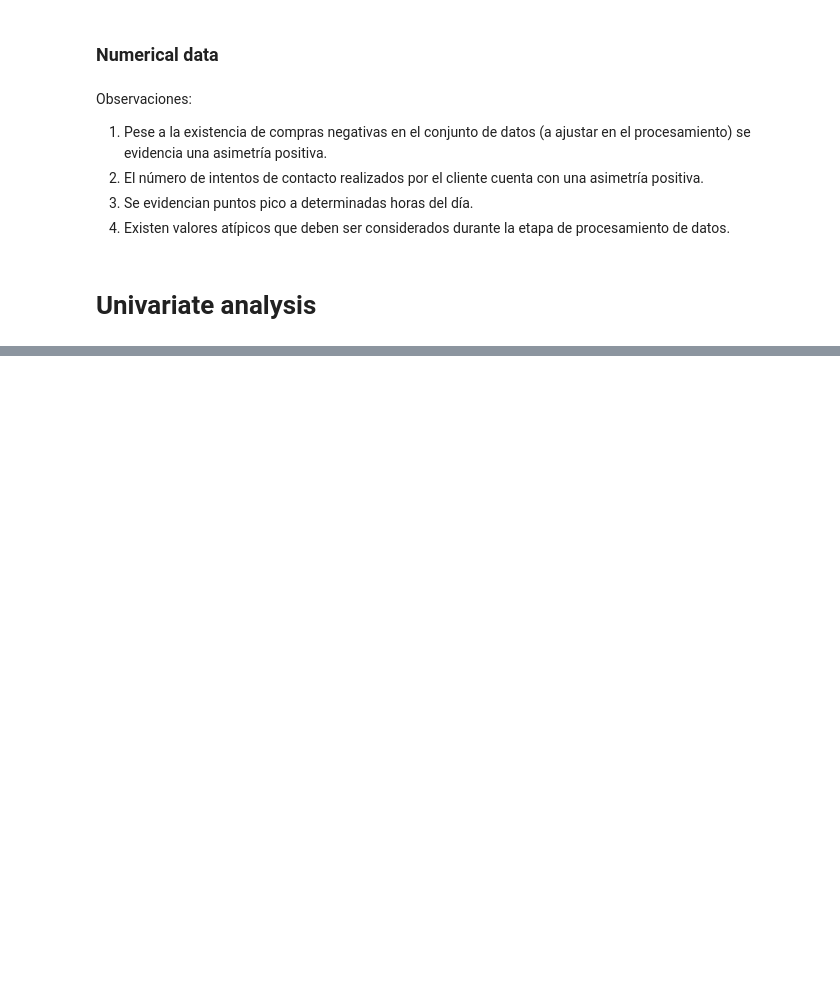
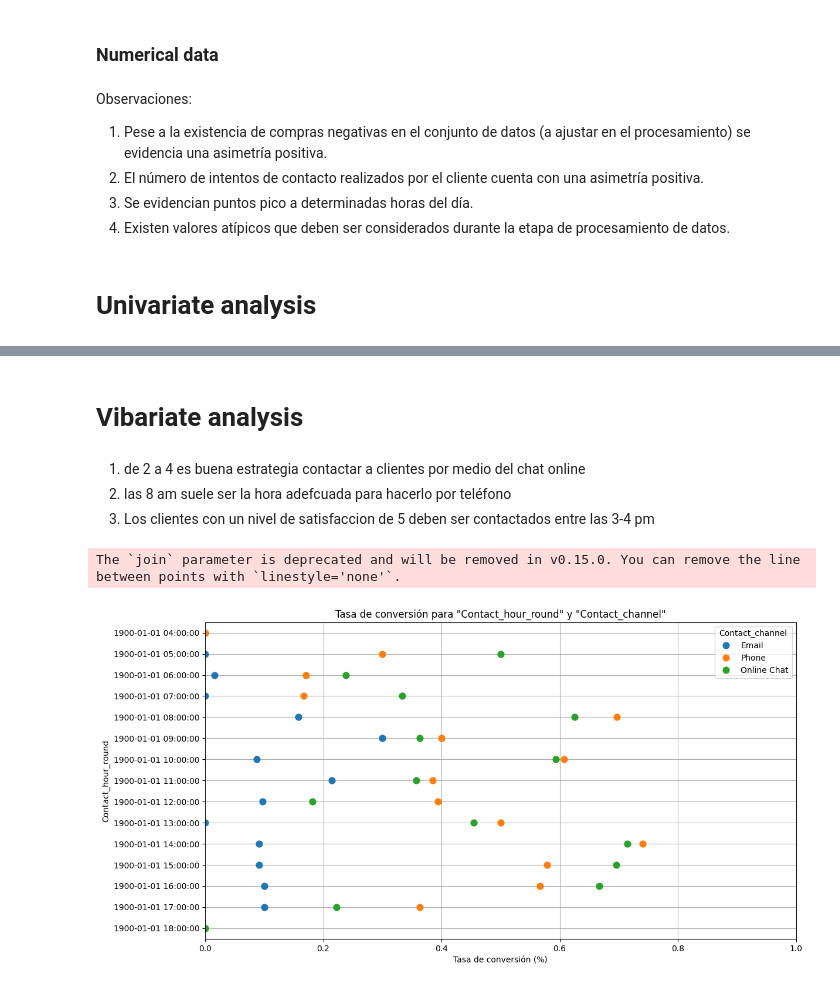
Before and after one commit to amontenegrot/TP_Technical_test_DS, a Jupyter notebook: src/02_EDA.ipynb, the cells around one changed output, grey strips where cells are left out. Saved outputs shown, nothing was run; the diff lists cells and outputs as text; code cells hidden in the pictures; blank space fills up the shorter version.

Commit message:
Add vibariate analysis dataviz

```diff
--- a/src/02_EDA.ipynb
+++ b/src/02_EDA.ipynb
@@ -88,3 +90,11 @@ Observaciones:
+# %%
+# Delete missing data
+df.dropna(inplace=True)
+
+# Delete outliers
+df = df.query("Age <= 70")
+df = df.query("Previous_sales >= 0")
+df = df.query("Num_contacts <= 5")
 # %% [markdown]
 ## Visualization
 # %% [markdown]
@@ -160,9 +170,23 @@ helper_funtions.conversion_rate_chart('Age', 'Sales', df)
 
 df.loc[:,'groups_ages'] = '18-20'
 df.loc[df['Age']>60,'groups_ages'] = '>60'
-df.loc[(df['Age']>40)&(df['Age']<=60), 'groups_ages'] = '41-60'
-df.loc[(df['Age']>17)&(df['Age']<=40), 'groups_ages'] = '20-40'
+df.loc[(df['Age']>50)&(df['Age']<=60), 'groups_ages'] = '51-60'
+df.loc[(df['Age']>40)&(df['Age']<=50), 'groups_ages'] = '41-50'
+df.loc[(df['Age']>30)&(df['Age']<=40), 'groups_ages'] = '31-40'
+df.loc[(df['Age']>20)&(df['Age']<=30), 'groups_ages'] = '20-30'
 
 # Y grafiquemos la tasa de conversión para esta nueva columna
 helper_funtions.conversion_rate_chart('groups_ages', 'Sales', df, type='bar')
+# %%
+# helper_funtions.conversion_rate_chart('Income', 'Sales', df, type='scatter')
+
+df.loc[:,'groups_income'] = "<0"
+df.loc[(df['Income']>=0) & (df['Income']<40000),'groups_income'] = "0-40K"
+# df.loc[(df['Income']>=20000) & (df['Income']<40000),'groups_income'] = "20K-40K"
+df.loc[(df['Income']>=40000) & (df['Income']<80000),'groups_income'] = "40K-80K"
+# df.loc[(df['Income']>=60000) & (df['Income']<80000),'groups_income'] = "60K-80K"
+df.loc[(df['Income']>=80000) & (df['Income']<100000),'groups_income'] = "80K-100K"
+df.loc[df['Income']>=100000,'groups_income'] = ">100K"
+
+helper_funtions.conversion_rate_chart('groups_income', 'Sales', df, type='bar')
 # %%
@@ -183,0 +210,2 @@ income, tax = 59956, 8993.40
+# %% [markdown]
+# Vibariate analysis
@@ -183,0 +219,9 @@ income, tax = 59956, 8993.40
+# %% [markdown]
+1. de 2 a 4 es buena estrategia contactar a clientes por medio del chat online
+2. las 8 am suele ser la hora adefcuada para hacerlo por teléfono
+3. Los clientes con un nivel de satisfaccion de 5 deben ser contactados entre las 3-4 pm
+# %%
+helper_funtions.graficar_tc_bivariada(['Contact_hour_round','Contact_channel'], df)
+# %% [output]
+The `join` parameter is deprecated and will be removed in v0.15.0. You can remove the line between points with `linestyle='none'`.
+[figure, added]
```
Also changed, not shown: parts of 11 cells of this notebook, 1 other file.
